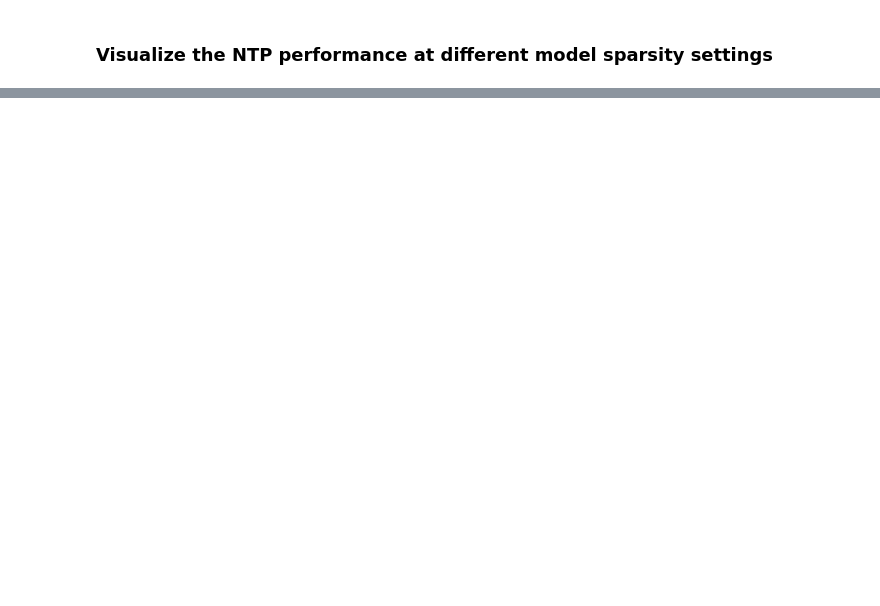
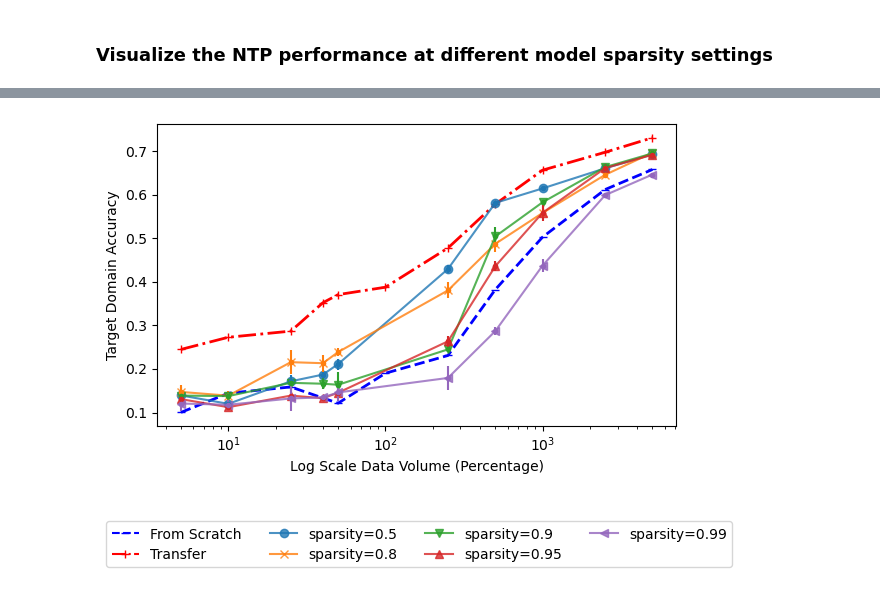
Before and after one commit to RollinDing/DNN-NTL-Pruning, a Jupyter notebook: src/visualizations/visualize_admm_various_sparsity.ipynb, the cells around one changed output, grey strips where cells are left out. Drawn from its saved outputs; the diff is of its cells as text; code cells hidden in the pictures; blank space fills up the shorter version.

Commit message:
update transfer

```diff
--- a/src/visualizations/visualize_admm_various_sparsity.ipynb
+++ b/src/visualizations/visualize_admm_various_sparsity.ipynb
@@ -74,0 +82,65 @@ plt.legend()
+# %%
+# Read the curve for local training
+local_path = file_directory + "local/" + target + ".log"
+local_dic = read_file(local_path)
+# %%
+# Read the curve for local training
+transfer_path = file_directory + "transfer/0/" + source + "-" + target + ".log"
+transfer_path = read_file(transfer_path)
+# %%
+plt.figure(figsize=(6, 4))  # Increase figure size for better clarity
+# Plot the curve for local training
+std = np.std(list(local_dic.values()), axis=1)
+mean = np.mean(list(local_dic.values()), axis=1)
+plt.plot(list(local_dic.keys()), mean, label="From Scratch", color="blue", marker="_", linestyle="--", lw=2)
+
+# Plot the curve for transfer learning
+std = np.std(list(transfer_path.values()), axis=1)
+mean = np.mean(list(transfer_path.values()), axis=1)
+plt.plot(list(transfer_path.keys()), mean, label="Transfer", color="red", marker="+", linestyle="-.", lw=2)
+
+
+# Create a color map once, to be used for all the lines
+cmap = plt.get_cmap('tab10')
+markers = ['o', 'x', 'v', '^', '<', '>', 'h', 'H', 'D', 'P', '*', '+', '|', '_']
+# Plot all the sparsity results
+for i, s in enumerate(sparsity_results.keys()):
+    dic = sparsity_results[s]
+    std = np.std(list(dic.values()), axis=1)
+    mean = np.mean(list(dic.values()), axis=1)
+    label = f"{s}"  # Shorten label here if necessary
+    plt.plot(list(dic.keys()), mean, label=label, color=cmap(i), marker=markers[i], alpha=0.8)
+    plt.errorbar(list(dic.keys()), mean, yerr=std, fmt='.', color=cmap(i), alpha=1)
+
+
+# Apply log scale for x-axis
+plt.xscale('log')
+
+# Adjust legend positioning and add title
+# legend_title = "Model Sparsity"
+# plt.legend(loc='lower center', bbox_to_anchor=(0.5, 1.02), ncol=4, fontsize='medium', title=legend_title, framealpha=0.8)
+
+plt.xlabel("Log Scale Data Volume (Percentage)")
+plt.ylabel("Target Domain Accuracy")
+
+plt.tight_layout(rect=[0, 0, 1, 0.95])  # Adjust layout to make room for the legend above the plot
+# Save the plot to a svg
+plt.savefig("../../imgs/sparsity-vgg11-cifar10-stl.svg")
+plt.show()
+# %% [output]
+[figure, added]
+# %%
+# Draw the legend separately
+plt.figure(figsize=(5, 1))  # Increase figure size for better clarity
+# Draw the legend separately
+plt.plot([], [], color='blue', marker="_", linestyle="--", label="From Scratch")
+plt.plot([], [], color='red', marker="+", linestyle="-.", label="Transfer")
+for i, s in enumerate(sparsity_results.keys()):
+    label = f"sparsity={s}"  # Shorten label here if necessary
+    plt.plot([], [], label=label, color=cmap(i), marker=markers[i], alpha=0.8)
+plt.legend(loc='center', bbox_to_anchor=(0.5, 0.5), ncol=4, fontsize='medium', framealpha=0.8)
+plt.axis('off')
+plt.tight_layout()
+plt.savefig("../../imgs/sparsity-vgg-cifar10-stl-legend.svg", bbox_inches='tight', pad_inches=0.1, transparent=True)
+# %% [output]
+[figure, added]
```
Also changed, not shown: parts of 2 cells of this notebook, 9 other files.
